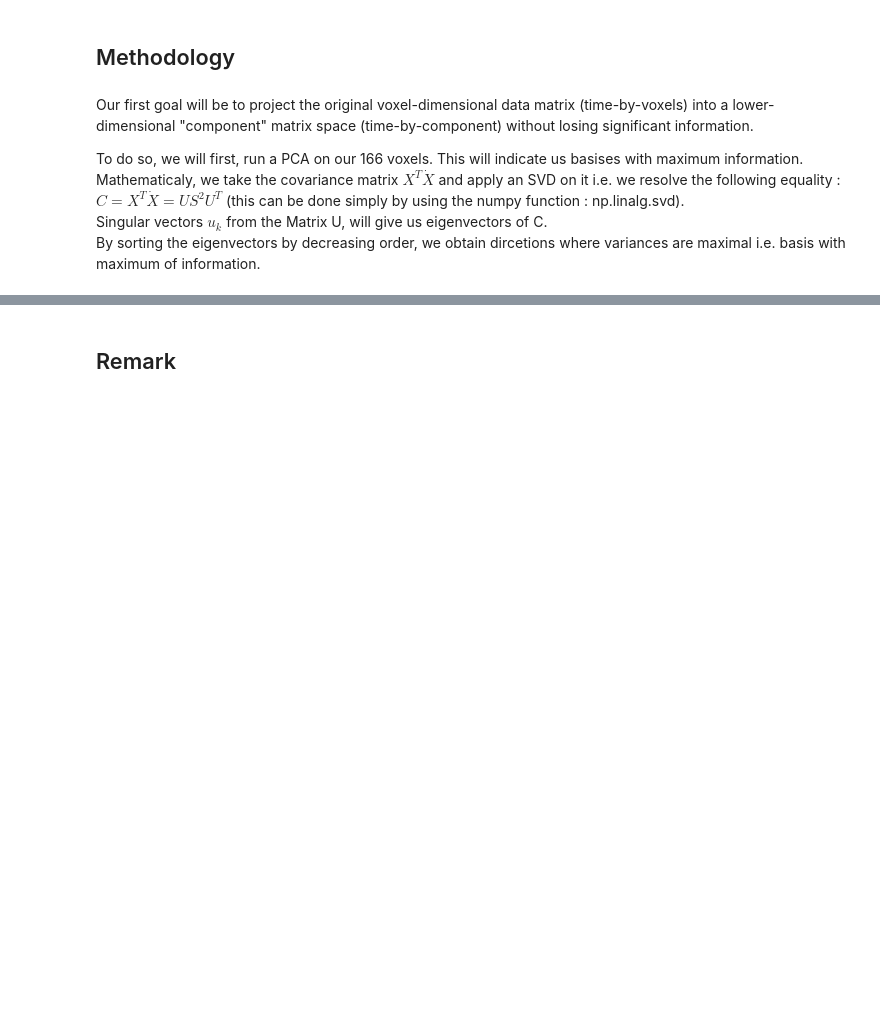
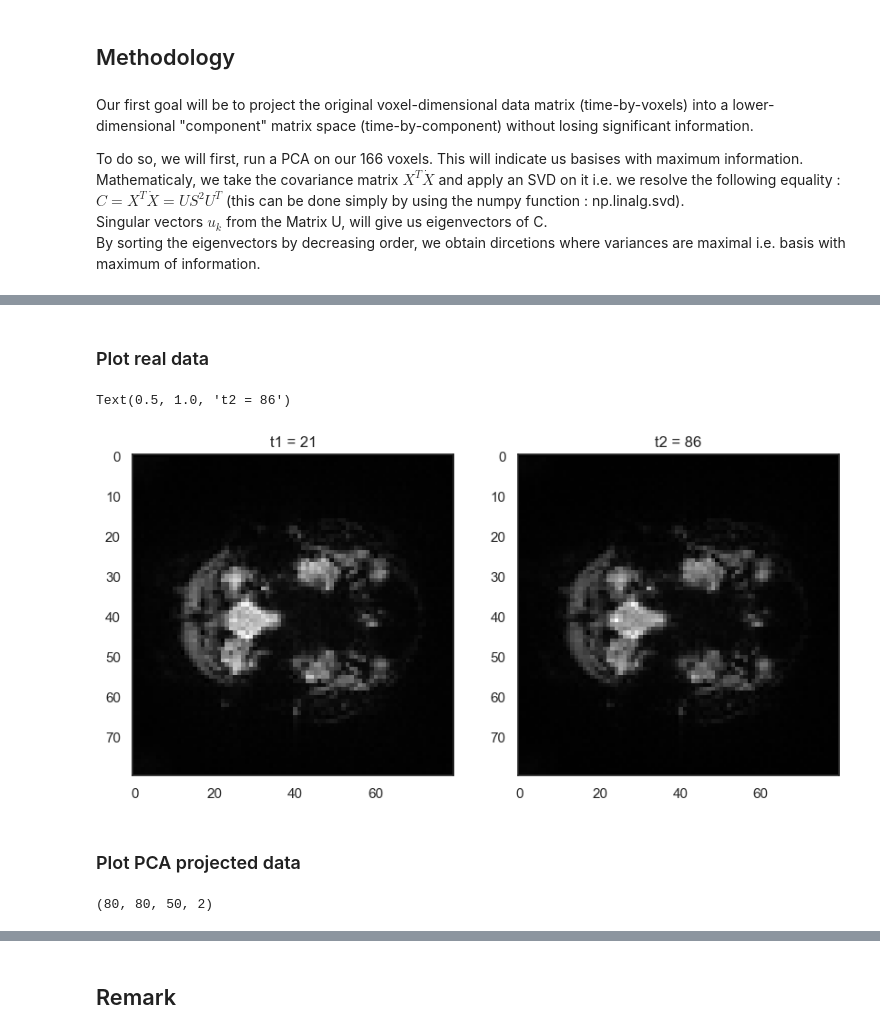
Before and after one commit to mkondracki/miniproject2, a Jupyter notebook: project2.ipynb, the cells around one changed output, grey strips where cells are left out. Cells and saved outputs as stored; diff of their text form; code cells hidden in the pictures; blank space fills up the shorter version.

```diff
--- a/project2.ipynb
+++ b/project2.ipynb
@@ -206,0 +215,43 @@ Text(0, 0.5, 'Voxel 73')
+# %% [markdown]
+### Plot real data ###
+# %%
+a0 = data[..., r1]
+a1 = data[..., r2]
+z = 6  #z-axis of the slice
+
+# setting values to rows and column variables
+rows = 1
+columns = 2
+
+# create figure
+fig = plt.figure(figsize=(10, 7))
+
+# Adds a subplot at the 1st position
+fig.add_subplot(rows, columns, 1)
+
+# showing image
+plt.imshow(a0[:, :, z], cmap='gray')
+plt.title("t1 = %d" %r1)
+
+# Adds a subplot at the 2nd position
+fig.add_subplot(rows, columns, 2)
+
+# showing image
+plt.imshow(a1[:, :, z], cmap='gray')
+plt.title("t2 = %d" %r2)
+# %% [output]
+Text(0.5, 1.0, 't2 = 86')
+[figure, added]
+# %% [markdown]
+### Plot PCA projected data ###
+# %%
+# Calculate the scalar projections for projecting X onto the vectors in U.
+# Put the result into a new array C.
+C_2 = U_2.T@two_random
+
+# Transpose C
+# Reshape the first dimension of C to have the 3D shape of the original data volumes.
+C_vols = C_2.T.reshape(vol_shape + (two_random.shape[0],))
+print(C_vols.shape)
+# %% [output]
+(80, 80, 50, 2)
```
Also changed, not shown: parts of 34 cells of this notebook, 2 other files.
